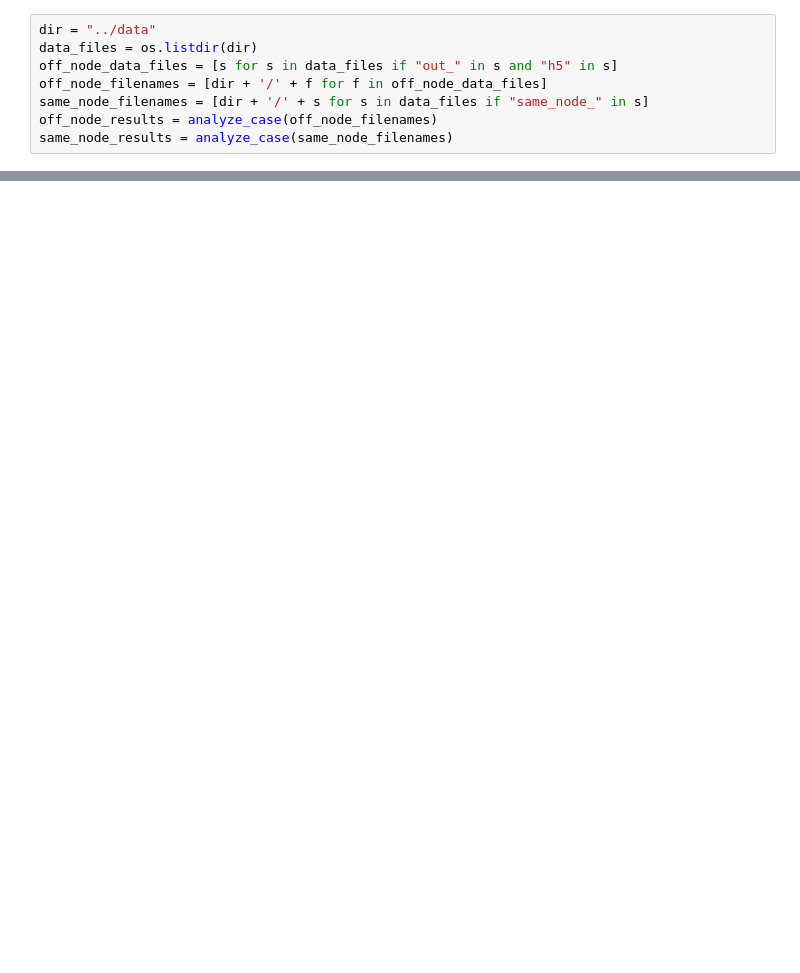
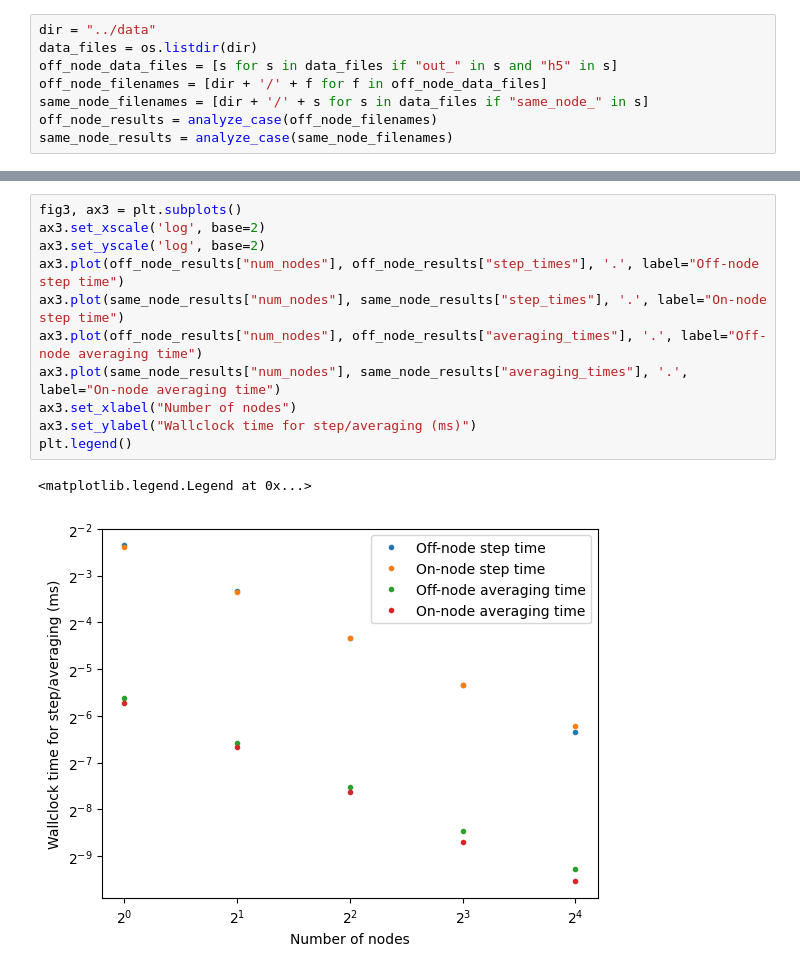
Before and after one commit to bdalfavero/wigner_parallel, a Jupyter notebook: scripts/node_scaling.ipynb, the cells around one changed output, grey strips where cells are left out. Cells and saved outputs as stored; diff of their text form; blank space fills up the shorter version.

```diff
--- a/scripts/node_scaling.ipynb
+++ b/scripts/node_scaling.ipynb
@@ -80,0 +98,14 @@ ax.legend()
+# %%
+fig3, ax3 = plt.subplots()
+ax3.set_xscale('log', base=2)
+ax3.set_yscale('log', base=2)
+ax3.plot(off_node_results["num_nodes"], off_node_results["step_times"], '.', label="Off-node step time")
+ax3.plot(same_node_results["num_nodes"], same_node_results["step_times"], '.', label="On-node step time")
+ax3.plot(off_node_results["num_nodes"], off_node_results["averaging_times"], '.', label="Off-node averaging time")
+ax3.plot(same_node_results["num_nodes"], same_node_results["averaging_times"], '.', label="On-node averaging time")
+ax3.set_xlabel("Number of nodes")
+ax3.set_ylabel("Wallclock time for step/averaging (ms)")
+plt.legend()
+# %% [output]
+<matplotlib.legend.Legend at 0x...>
+[figure, added]
```
Also changed, not shown: parts of 3 cells of this notebook.
